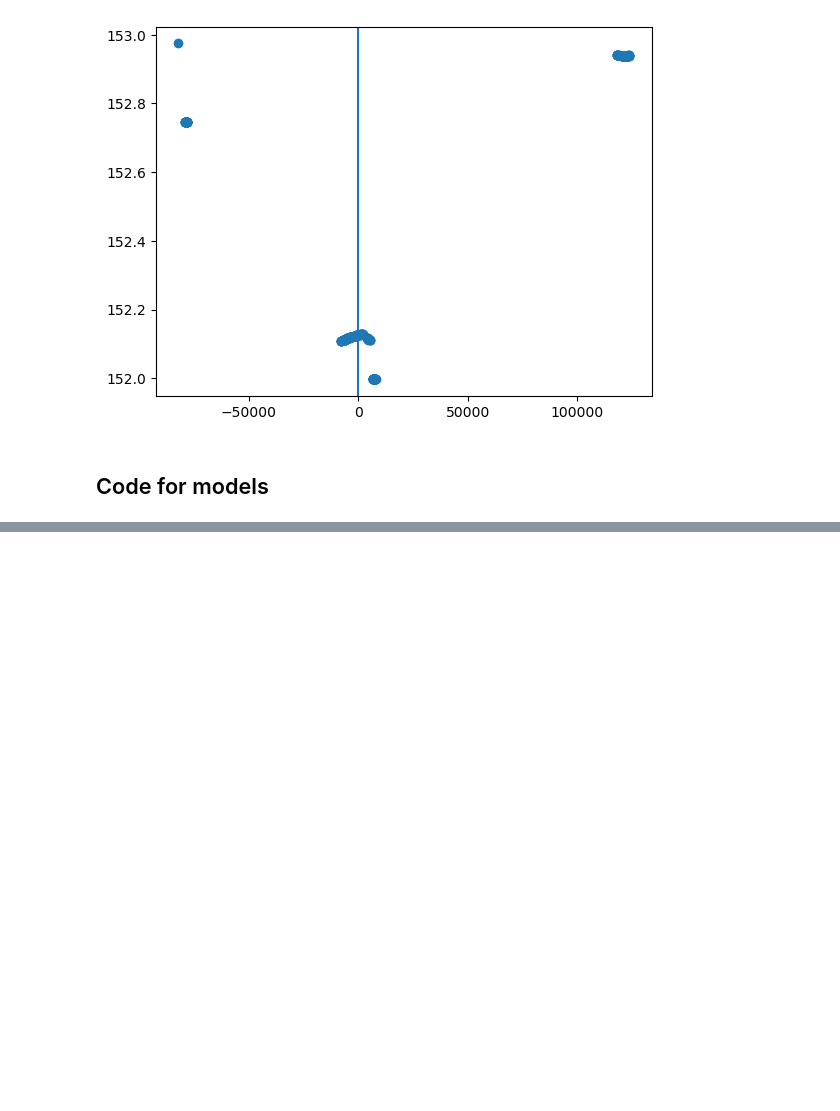
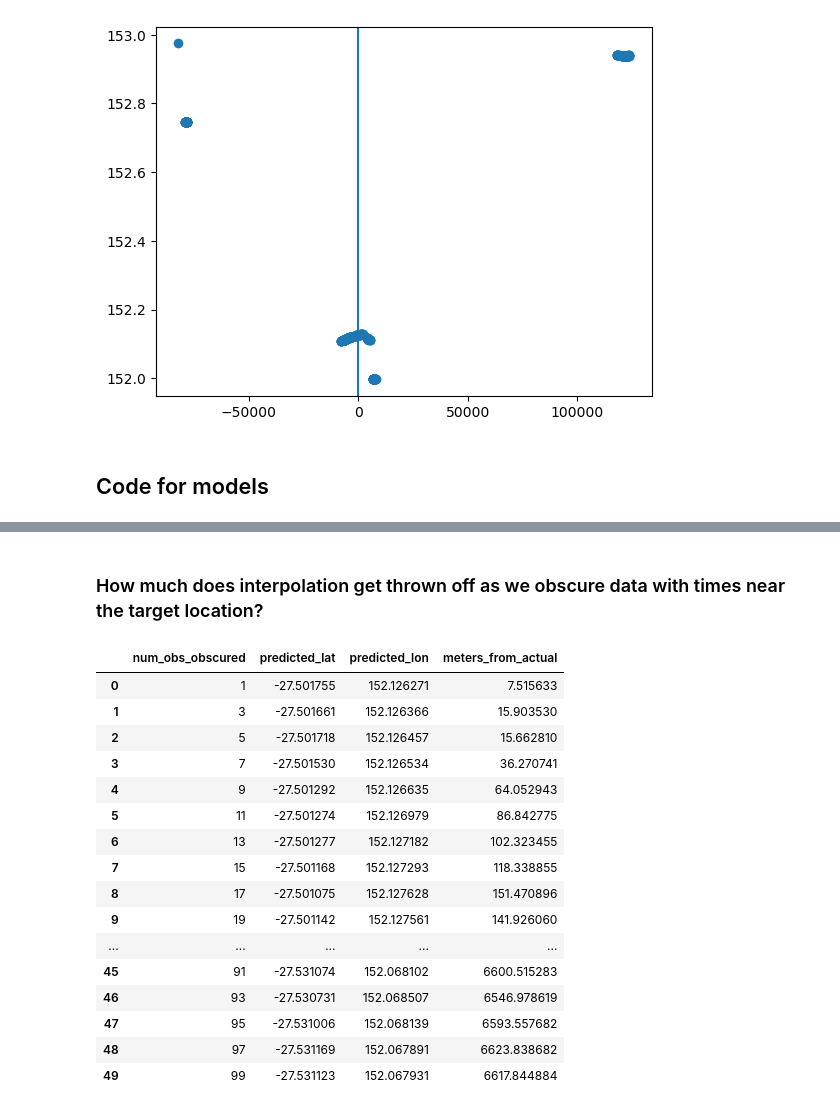
Before and after one commit to mccoolgrime/BrainStationCapstone, a Jupyter notebook: notebooks/Greg_02_Interpolation_Mockup.ipynb, the cells around one changed output, grey strips where cells are left out. Drawn from its saved outputs; the diff is of its cells as text; code cells hidden in the pictures; blank space fills up the shorter version.

Commit message:
Finish model mockup

```diff
--- a/notebooks/Greg_02_Interpolation_Mockup.ipynb
+++ b/notebooks/Greg_02_Interpolation_Mockup.ipynb
@@ -302,0 +308,63 @@ model_predictions_df
+# %% [markdown]
+### How much does interpolation get thrown off as we obscure data with times near the target location?
+# %%
+# Creates empty dictionary for comparison of prediction models
+model_predictions2 = {}
+
+# creates list of columns for interpolation df
+columns_for_interpolation = ["latitude", "longitude", "sec_from_TJ"]
+
+# finds the indices of the two data points i steps above and below target
+
+max_num_above = 50
+for i in range(1, max_num_above + 1):
+    index_above_target = subset[subset["sec_from_TJ"] > 0]["sec_from_TJ"].idxmin()
+    desired_indices = [index_above_target - i, index_above_target - 1 + i]
+
+
+# creates dataframe for only the chosen rows surrounding the target
+    lin_reg_df = subset.loc[desired_indices, columns_for_interpolation]
+
+# creates independent columns with constant for lin reg analysis
+    X_withconstant = sm.add_constant(lin_reg_df["sec_from_TJ"])
+
+# creates dependent columns for latitude and longitude
+    yLAT = lin_reg_df["latitude"]
+    yLON = lin_reg_df["longitude"]
+
+# instantiates and fits one OLS for dependent of latitude and another for longitude
+    lin_reg_resultsLAT = sm.OLS(yLAT, X_withconstant).fit()
+    lin_reg_resultsLON = sm.OLS(yLON, X_withconstant).fit()
+
+# calculates how far prediction is from actual
+    meters_from_actual = 1000 * distance(lin_reg_resultsLAT.params[0], TJ_lat, lin_reg_resultsLON.params[0], TJ_lon)
+
+# stores predictions in model prediction dictionary with relevant assessment data
+    model_predictions2[i-1] = (i*2 - 1,
+                            lin_reg_resultsLAT.params[0],
+                            lin_reg_resultsLON.params[0],
+                            meters_from_actual)
+
+# turns dictionary into dataframe
+col_for_df = ["num_obs_obscured", "predicted_lat", "predicted_lon", "meters_from_actual"]
+model_predictions2_df = pd.DataFrame.from_dict(model_predictions2, orient="index", columns = col_for_df)
+# %%
+model_predictions2_df
+# %% [output]
+|  | num_obs_obscured | predicted_lat | predicted_lon | meters_from_actual |
+| 0 | 1 | -27.501755 | 152.126271 | 7.515633 |
+| 1 | 3 | -27.501661 | 152.126366 | 15.903530 |
+| 2 | 5 | -27.501718 | 152.126457 | 15.662810 |
+| 3 | 7 | -27.501530 | 152.126534 | 36.270741 |
+| 4 | 9 | -27.501292 | 152.126635 | 64.052943 |
+| 5 | 11 | -27.501274 | 152.126979 | 86.842775 |
+| 6 | 13 | -27.501277 | 152.127182 | 102.323455 |
+| 7 | 15 | -27.501168 | 152.127293 | 118.338855 |
+| 8 | 17 | -27.501075 | 152.127628 | 151.470896 |
+| 9 | 19 | -27.501142 | 152.127561 | 141.926060 |
+| ... | ... | ... | ... | ... |
+| 45 | 91 | -27.531074 | 152.068102 | 6600.515283 |
+| 46 | 93 | -27.530731 | 152.068507 | 6546.978619 |
+| 47 | 95 | -27.531006 | 152.068139 | 6593.557682 |
+| 48 | 97 | -27.531169 | 152.067891 | 6623.838682 |
+| 49 | 99 | -27.531123 | 152.067931 | 6617.844884 |
```
Also changed, not shown: parts of 7 cells of this notebook.
